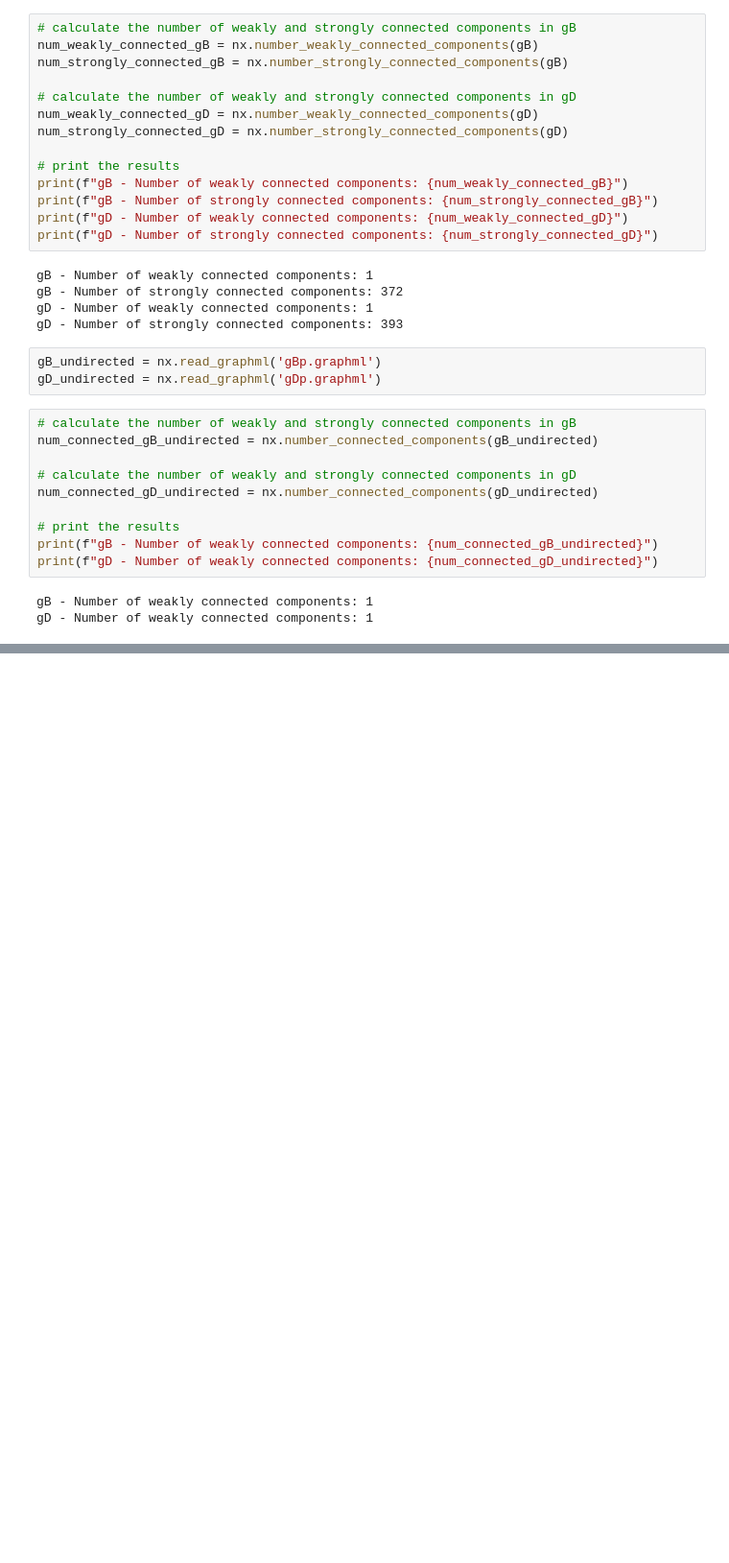
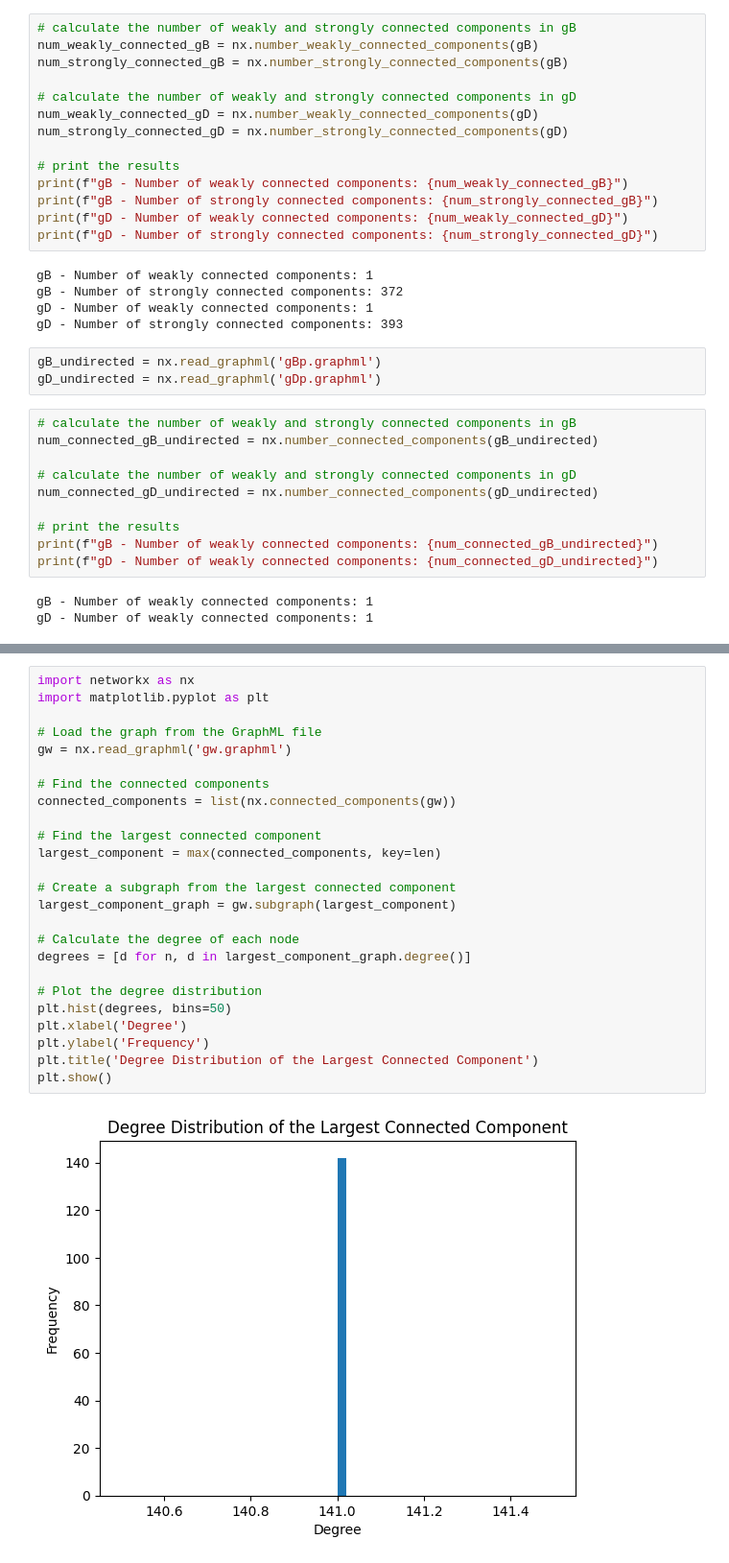
Before and after one commit to mustaphouni04/AGX_Exercises, a Jupyter notebook: Lab/Session_2/Untitled.ipynb, the cells around one changed output, grey strips where cells are left out. Shown: that part at 96% size. Drawn from its saved outputs; the diff is of its cells as text; blank space fills up the shorter version.

```diff
--- a/Lab/Session_2/Untitled.ipynb
+++ b/Lab/Session_2/Untitled.ipynb
@@ -39,0 +82,27 @@ gD - Number of weakly connected components: 1
+# %%
+import networkx as nx
+import matplotlib.pyplot as plt
+
+# Load the graph from the GraphML file
+gw = nx.read_graphml('gw.graphml')
+
+# Find the connected components
+connected_components = list(nx.connected_components(gw))
+
+# Find the largest connected component
+largest_component = max(connected_components, key=len)
+
+# Create a subgraph from the largest connected component
+largest_component_graph = gw.subgraph(largest_component)
+
+# Calculate the degree of each node
+degrees = [d for n, d in largest_component_graph.degree()]
+
+# Plot the degree distribution
+plt.hist(degrees, bins=50)
+plt.xlabel('Degree')
+plt.ylabel('Frequency')
+plt.title('Degree Distribution of the Largest Connected Component')
+plt.show()
+# %% [output]
+[figure, added]
```
Also changed, not shown: parts of 4 cells of this notebook, 2 other files.
